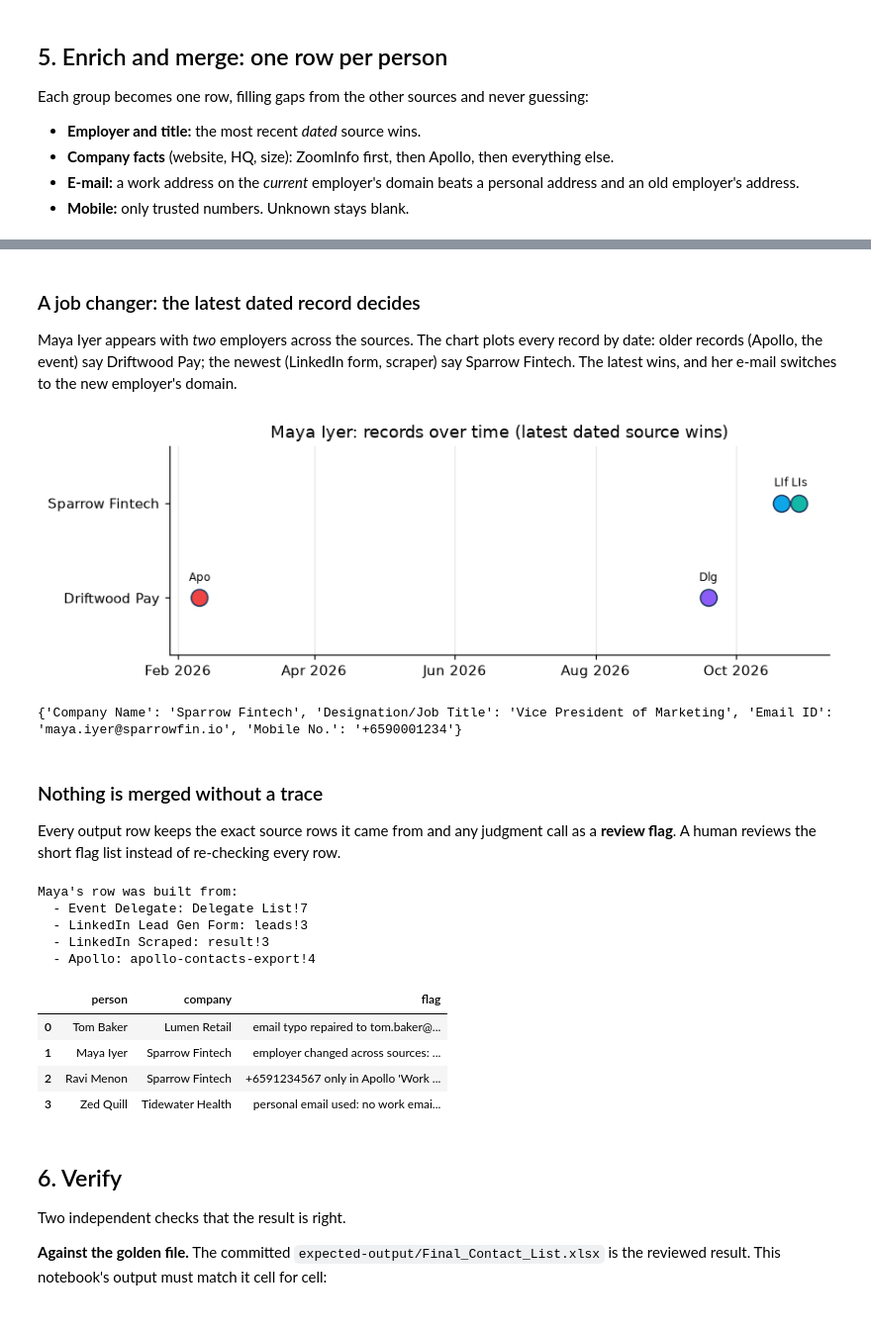
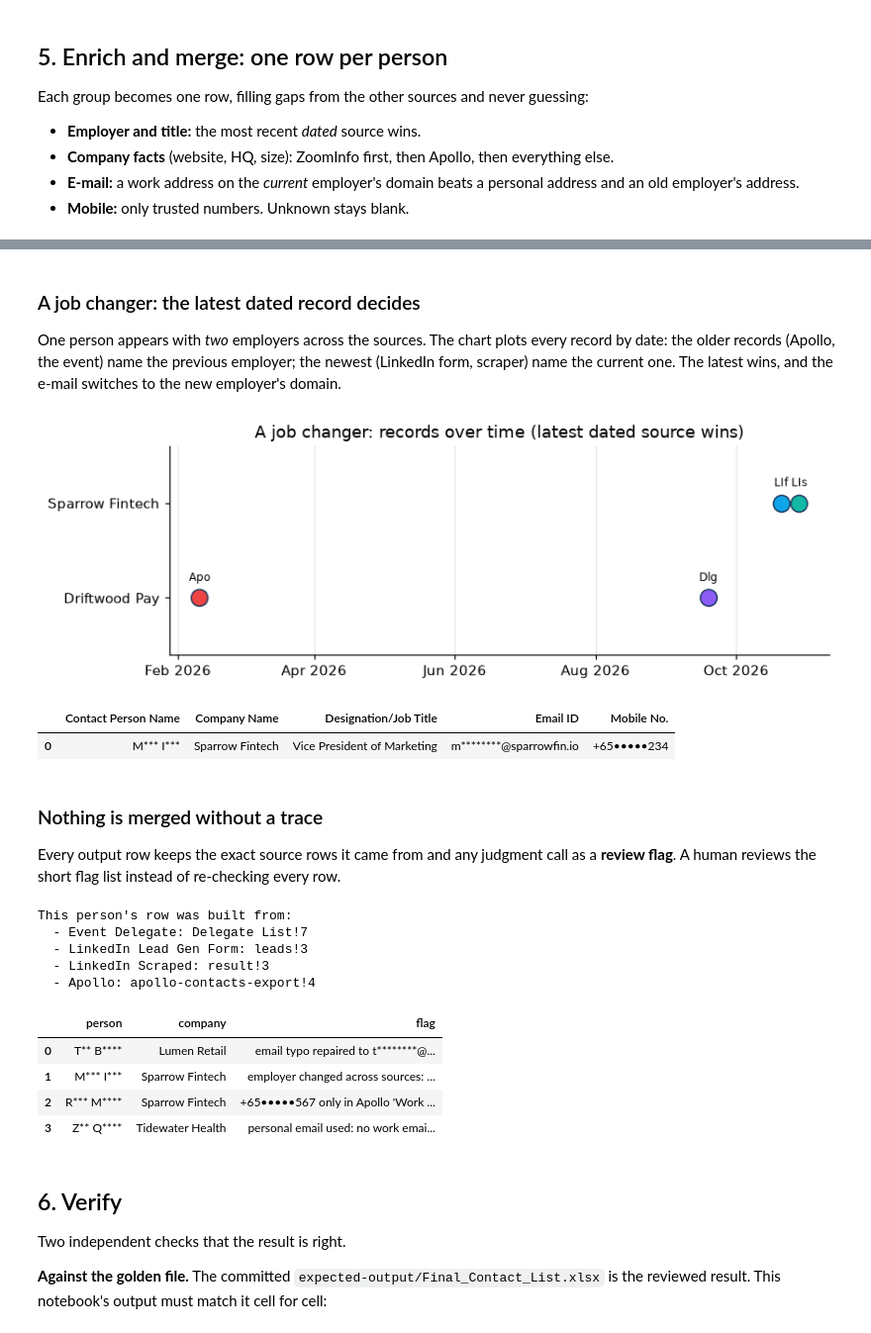
Before and after one commit to backend-bytes127/gtm-engineering-learning-series, a Jupyter notebook: projects/02-contact-list-merge/notebooks/walkthrough.ipynb, the cells around one changed output, grey strips where cells are left out. Shown at 99% size. Cells and saved outputs as stored; diff of their text form; code cells hidden in the pictures.

```diff
--- a/projects/02-contact-list-merge/notebooks/walkthrough.ipynb
+++ b/projects/02-contact-list-merge/notebooks/walkthrough.ipynb
@@ -277,36 +348,3 @@ pd.DataFrame([dataclasses.asdict(link) for link in links])[["kind", "note"]]
 Every non-trivial merge is a logged decision. Now see it. Each panel is one person; nodes are the source records, solid
 lines are shared strong keys (e-mail, mobile, slug, Sales Navigator id), dashed lines mean the two records are linked
 indirectly: through other records of the same person, or by name + company + compatible title.
-# %%
-SHORT = {"Google Ads": "GAd", "Event Delegate": "Dlg", "Event Booth Scan": "Scn", "LinkedIn Lead Gen Form": "LIf",
-         "LinkedIn Scraped": "LIs", "Apollo": "Apo", "ZoomInfo": "ZI"}
-SRC_COLOR = {"Google Ads": "#f59e0b", "Event Delegate": "#8b5cf6", "Event Booth Scan": "#a78bfa",
-             "LinkedIn Lead Gen Form": "#0ea5e9", "LinkedIn Scraped": "#14b8a6", "Apollo": "#ef4444", "ZoomInfo": "#64748b"}
-interesting = [c for c in clusters if Counter(p.rec.full for p in c).most_common(1)[0][0] in
-               ("Lena Park", "Maya Iyer", "Hana Weiss", "Omar Diaz") and len(c) > 1]
-interesting.sort(key=lambda c: (Counter(p.rec.full for p in c).most_common(1)[0][0], -len(c)))
-fig, axes = plt.subplots(1, len(interesting), figsize=(3.4 * len(interesting), 3.8))
-for ax, c in zip(axes, interesting, strict=True):
-    g = nx.Graph()
-    keys = {}
-    for i, p in enumerate(c):
-        g.add_node(i)
-        for k in _strong_keys(p):
-            keys.setdefault(k, []).append(i)
-    strong = {(a, b) for ids in keys.values() for a in ids for b in ids if a < b}
-    weak = {(0, i) for i in range(1, len(c))} - strong
-    g.add_edges_from(strong | weak)
-    pos = nx.circular_layout(g)
-    nx.draw_networkx_edges(g, pos, edgelist=list(strong), ax=ax, edge_color=GREY, width=1.6)
-    nx.draw_networkx_edges(g, pos, edgelist=list(weak), ax=ax, edge_color=GREY, style="dashed", width=1.2)
-    nx.draw_networkx_nodes(g, pos, ax=ax, node_size=620, node_color=[SRC_COLOR[p.rec.source] for p in c], edgecolors="#1e3a5f")
-    nx.draw_networkx_labels(g, pos, {i: SHORT[p.rec.source] for i, p in enumerate(c)}, ax=ax, font_size=7)
-    name = Counter(p.rec.full for p in c).most_common(1)[0][0]
-    title = Counter(p.title_c for p in c if p.title_c).most_common(1)[0][0]
-    ax.set_title(f"{name}\n{title}", fontsize=9)
-    ax.axis("off")
-    ax.margins(0.25)
-fig.suptitle("Records grouped into people\n(solid = share an e-mail, mobile, slug or Sales Nav id; dashed = linked indirectly)",
-             y=1.04, fontsize=10)
-plt.tight_layout()
-plt.show()
@@ -359,56 +446,58 @@ final
 # %% [markdown]
 ### A job changer: the latest dated record decides
 
-Maya Iyer appears with *two* employers across the sources. The chart plots every record by date: older records (Apollo,
-the event) say Driftwood Pay; the newest (LinkedIn form, scraper) say Sparrow Fintech. The latest wins, and her e-mail
-switches to the new employer's domain.
+One person appears with *two* employers across the sources. The chart plots every record by date: the older records
+(Apollo, the event) name the previous employer; the newest (LinkedIn form, scraper) name the current one. The latest
+wins, and the e-mail switches to the new employer's domain.
 # %%
-maya = next(c for c in clusters if any(p.rec.full == "Maya Iyer" for p in c))
-dated = [(p.rec.date, p.company_c, p.rec.source) for p in maya if p.rec.date]
+changer = job_changer[0]
+dated = [(p.rec.date, p.company_c, p.rec.source) for p in changer if p.rec.date]
 companies = sorted({c for _, c, _ in dated})
 fig, ax = plt.subplots(figsize=(8, 2.8))
 for when, company, source in dated:
     ax.scatter(when, companies.index(company), s=140, color=SRC_COLOR[source], edgecolor="#1e3a5f", zorder=3)
     ax.annotate(SHORT[source], (when, companies.index(company)), textcoords="offset points", xytext=(0, 12),
                 ha="center", fontsize=8)
 ax.set_yticks(range(len(companies)))
 ax.set_yticklabels(companies)
 ax.set_ylim(-0.6, len(companies) - 0.4)
 ax.xaxis.set_major_locator(mdates.MonthLocator(interval=2))
 ax.xaxis.set_major_formatter(mdates.DateFormatter("%b %Y"))
 ax.grid(axis="x", alpha=0.3)
-ax.set_title("Maya Iyer: records over time (latest dated source wins)")
+ax.set_title("A job changer: records over time (latest dated source wins)")
 plt.tight_layout()
 plt.show()
-person = next(p for p in people if p.row["Contact Person Name"] == "Maya Iyer")
-print({k: person.row[k] for k in ("Company Name", "Designation/Job Title", "Email ID", "Mobile No.")})
+target = {f"{p.rec.source}: {p.rec.ref}" for p in changer}
+person = next(pp for pp in people if set(pp.refs) == target)
+view(pd.DataFrame([person.row])[["Contact Person Name", "Company Name", "Designation/Job Title", "Email ID", "Mobile No."]])
 # %% [output]
-[figure, old version]
+[figure, new version]
-{'Company Name': 'Sparrow Fintech', 'Designation/Job Title': 'Vice President of Marketing', 'Email ID': 'maya.iyer@sparrowfin.io', 'Mobile No.': '+6590001234'}
+|  | Contact Person Name | Company Name | Designation/Job Title | Email ID | Mobile No. |
+| 0 | M*** I*** | Sparrow Fintech | Vice President of Marketing | m********@sparrowfin.io | +65•••••234 |
 # %% [markdown]
 ### Nothing is merged without a trace
 
 Every output row keeps the exact source rows it came from and any judgment call as a **review flag**. A human reviews
 the short flag list instead of re-checking every row.
 # %%
-print("Maya's row was built from:")
+print("This person's row was built from:")
 for ref in person.refs:
     print("  -", ref)
 
 flags = pd.DataFrame([{"person": p.row["Contact Person Name"], "company": p.row["Company Name"], "flag": f}
                       for p in people for f in p.flags])
-flags[~flags["flag"].str.startswith(("no mobile", "no public"))].reset_index(drop=True)
+view(flags[~flags["flag"].str.startswith(("no mobile", "no public"))].reset_index(drop=True))
 # %% [output]
-Maya's row was built from:
+This person's row was built from:
   - Event Delegate: Delegate List!7
   - LinkedIn Lead Gen Form: leads!3
   - LinkedIn Scraped: result!3
   - Apollo: apollo-contacts-export!4
 |  | person | company | flag |
-| 0 | Tom Baker | Lumen Retail | email typo repaired to tom.baker@... |
-| 1 | Maya Iyer | Sparrow Fintech | employer changed across sources: ... |
-| 2 | Ravi Menon | Sparrow Fintech | +6591234567 only in Apollo 'Work ... |
-| 3 | Zed Quill | Tidewater Health | personal email used: no work emai... |
+| 0 | T** B**** | Lumen Retail | email typo repaired to t********@... |
+| 1 | M*** I*** | Sparrow Fintech | employer changed across sources: ... |
+| 2 | R*** M**** | Sparrow Fintech | +65•••••567 only in Apollo 'Work ... |
+| 3 | Z** Q**** | Tidewater Health | personal email used: no work emai... |
 # %% [markdown]
 ## 6. Verify
 
```
Also changed, not shown: parts of 14 cells of this notebook, 8 other files.
